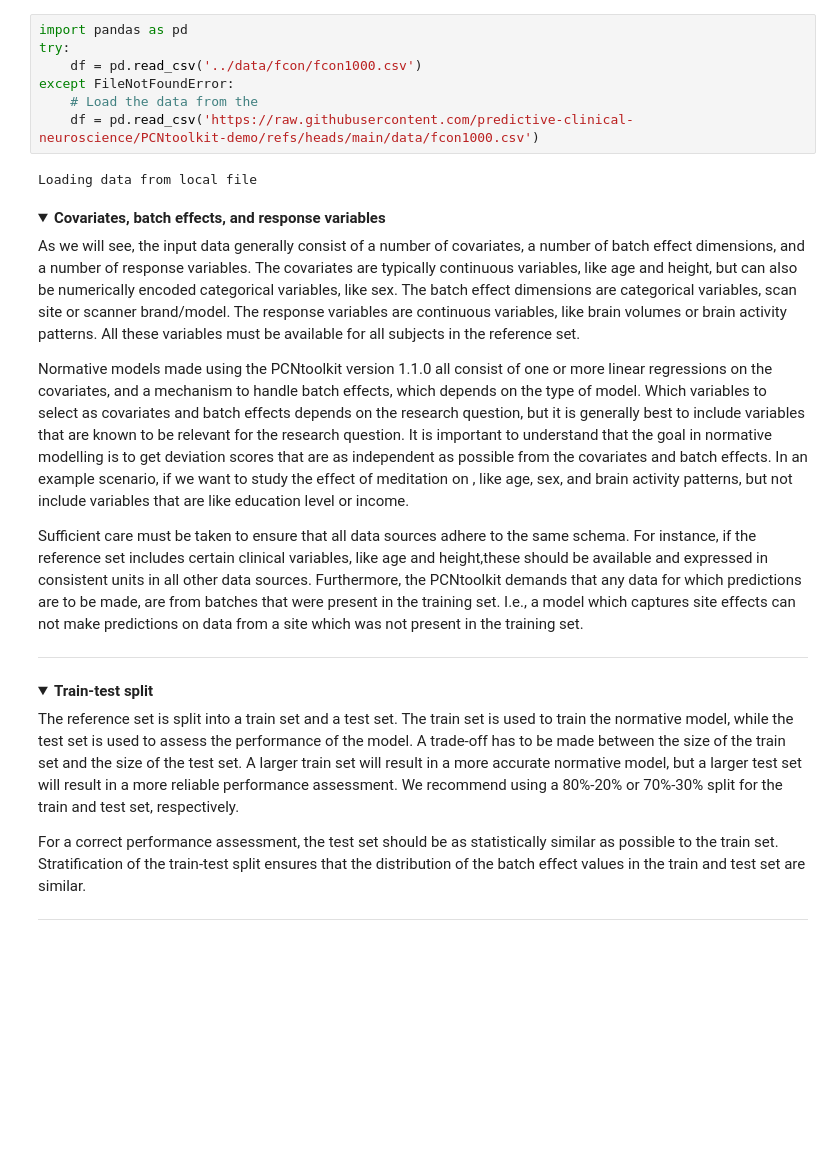
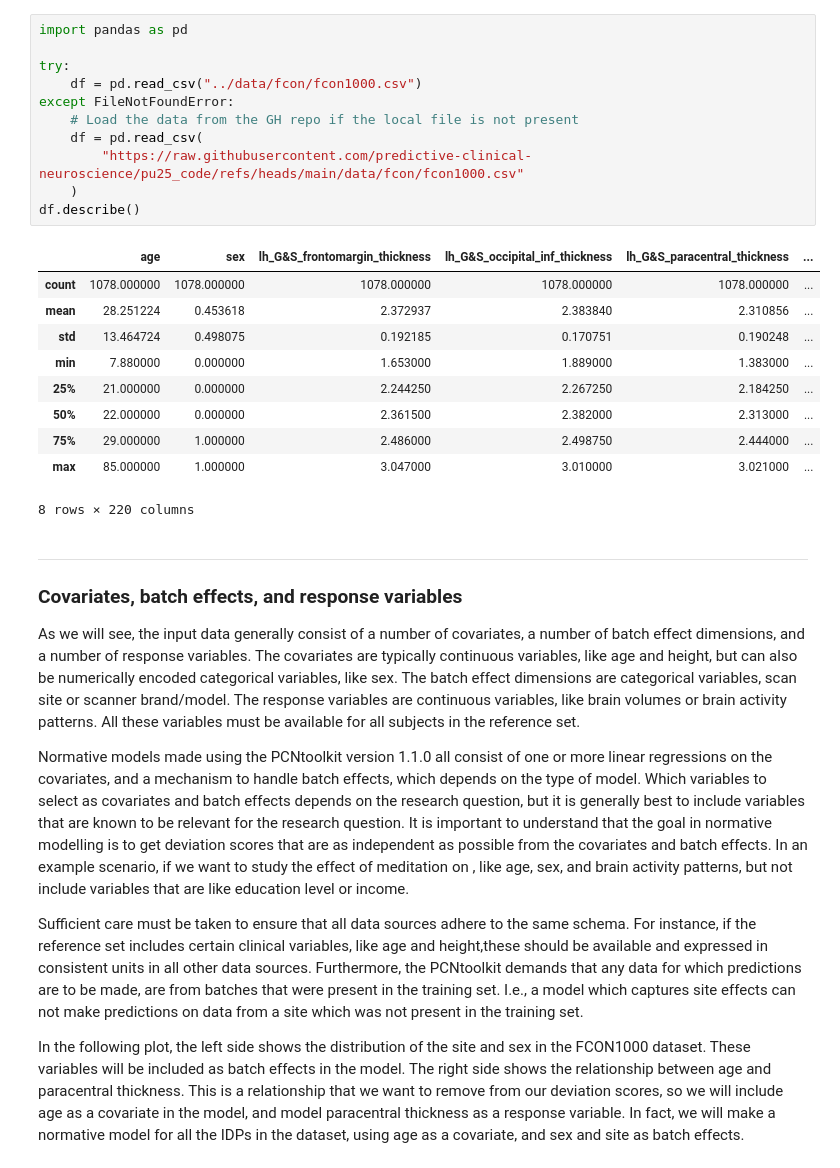
Before and after one commit to predictive-clinical-neuroscience/pu25_code, a Jupyter notebook: notebooks/1_main_workflow.ipynb, the cells around one changed output. Cells and saved outputs as stored; diff of their text form; folded sections open; blank space fills up the shorter version.

Commit message:
Models fitted (not commited yet)

```diff
--- a/notebooks/1_main_workflow.ipynb
+++ b/notebooks/1_main_workflow.ipynb
@@ -85,16 +79,30 @@ In our example, we will use image-derive phenotypes FCON1000 dataset, which cont
 # %%
 import pandas as pd
+
 try:
-    df = pd.read_csv('../data/fcon/fcon1000.csv')
+    df = pd.read_csv("../data/fcon/fcon1000.csv")
 except FileNotFoundError:
-    # Load the data from the
-    df = pd.read_csv('https://raw.githubusercontent.com/predictive-clinical-neuroscience/PCNtoolkit-demo/refs/heads/main/data/fcon1000.csv')
+    # Load the data from the GH repo if the local file is not present
+    df = pd.read_csv(
+        "https://raw.githubusercontent.com/predictive-clinical-neuroscience/pu25_code/refs/heads/main/data/fcon/fcon1000.csv"
+    )
+df.describe()
 # %% [output]
+|  | age | sex | lh_G&S_frontomargin_thickness | lh_G&S_occipital_inf_thickness | lh_G&S_paracentral_thickness | ... |
+| count | 1078.000000 | 1078.000000 | 1078.000000 | 1078.000000 | 1078.000000 | ... |
+| mean | 28.251224 | 0.453618 | 2.372937 | 2.383840 | 2.310856 | ... |
+| std | 13.464724 | 0.498075 | 0.192185 | 0.170751 | 0.190248 | ... |
+| min | 7.880000 | 0.000000 | 1.653000 | 1.889000 | 1.383000 | ... |
+| 25% | 21.000000 | 0.000000 | 2.244250 | 2.267250 | 2.184250 | ... |
+| 50% | 22.000000 | 0.000000 | 2.361500 | 2.382000 | 2.313000 | ... |
+| 75% | 29.000000 | 1.000000 | 2.486000 | 2.498750 | 2.444000 | ... |
+| max | 85.000000 | 1.000000 | 3.047000 | 3.010000 | 3.021000 | ... |
-Loading data from local file
+8 rows × 220 columns
 # %% [markdown]
 
-<details>
-<summary><b>Covariates, batch effects, and response variables</b></summary>
+----
+
+### Covariates, batch effects, and response variables
 
 As we will see, the input data generally consist of a number of covariates, a number of batch effect dimensions, and a number of response variables. The covariates are typically continuous variables, like age and height, but can also be numerically encoded categorical variables, like sex. The batch effect dimensions are categorical variables, scan site or scanner brand/model. The response variables are continuous variables, like brain volumes or brain activity patterns. All these variables must be available for all subjects in the reference set.
 
@@ -102,19 +110,4 @@ Normative models made using the PCNtoolkit version 1.1.0 all consist of one or m
 
 Sufficient care must be taken to ensure that all data sources adhere to the same schema. For instance, if the reference set includes certain clinical variables, like age and height,these should be available and expressed in consistent units in all other data sources. Furthermore, the PCNtoolkit demands that any data for which predictions are to be made, are from batches that were present in the training set. I.e., a model which captures site effects can not make predictions on data from a site which was not present in the training set.
 
-</details>
-
-
------
-
-<details>
-<summary><b>Train-test split</b></summary>
-
-The reference set is split into a train set and a test set. The train set is used to train the normative model, while the test set is used to assess the performance of the model. A trade-off has to be made between the size of the train set and the size of the test set. A larger train set will result in a more accurate normative model, but a larger test set will result in a more reliable performance assessment. We recommend using a 80%-20% or 70%-30% split for the train and test set, respectively.
-
-For a correct performance assessment, the test set should be as statistically similar as possible to the train set. Stratification of the train-test split ensures that the distribution of the batch effect values in the train and test set are similar.
-
-
-</details>
-
------
+In the following plot, the left side shows the distribution of the site and sex in the FCON1000 dataset. These variables will be included as batch effects in the model. The right side shows the relationship between age and paracentral thickness. This is a relationship that we want to remove from our deviation scores, so we will include age as a covariate in the model, and model paracentral thickness as a response variable. In fact, we will make a normative model for all the IDPs in the dataset, using age as a covariate, and sex and site as batch effects.
```
Also changed, not shown: parts of 26 cells of this notebook, 1 other file.
